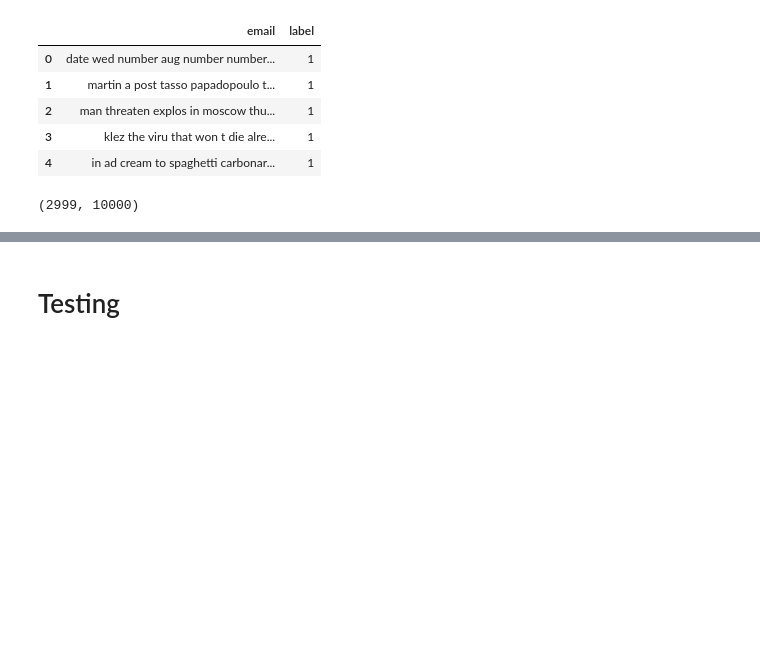
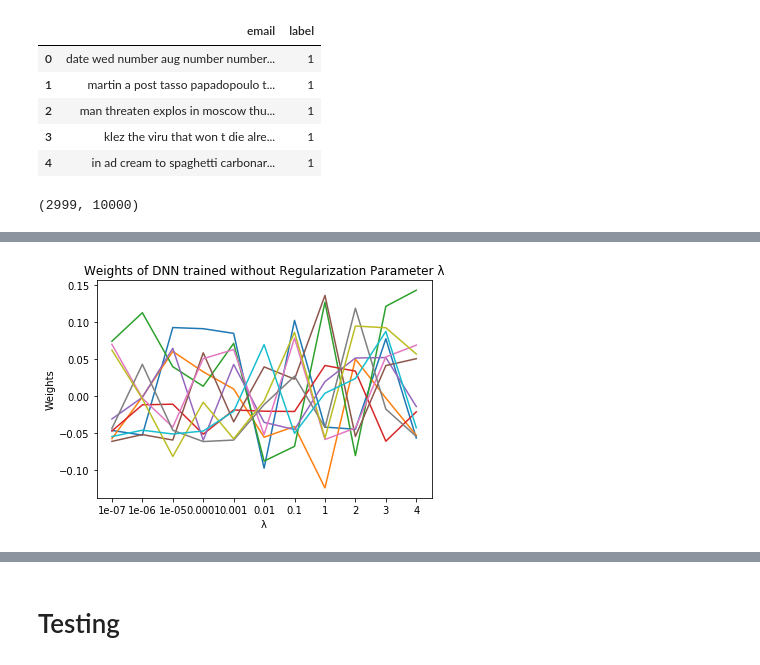
Before and after one commit to shivammehta007/NLPResearch, a Jupyter notebook: Tutorials/PyTorch_Tutorial/Spam_not_spam_classifier.ipynb, the cells around one changed output, grey strips where cells are left out. Drawn from its saved outputs; the diff is of its cells as text; code cells hidden in the pictures; blank space fills up the shorter version.

```diff
--- a/Tutorials/PyTorch_Tutorial/Spam_not_spam_classifier.ipynb
+++ b/Tutorials/PyTorch_Tutorial/Spam_not_spam_classifier.ipynb
@@ -116,0 +191,8 @@ y_train = Variable(torch.from_numpy(y_train)).long()
+# %%
+plt.title('Weights of DNN trained without Regularization Parameter λ')
+plt.xlabel('λ')
+plt.ylabel('Weights')
+plt.plot(['1e-07', '1e-06', '1e-05', '0.0001', '0.001', '0.01', '0.1', '1', '2', '3', '4'], unreg_100)
+plt.show()
+# %% [output]
+[figure, added]
```
Also changed, not shown: parts of 17 cells of this notebook, 2 other files.
